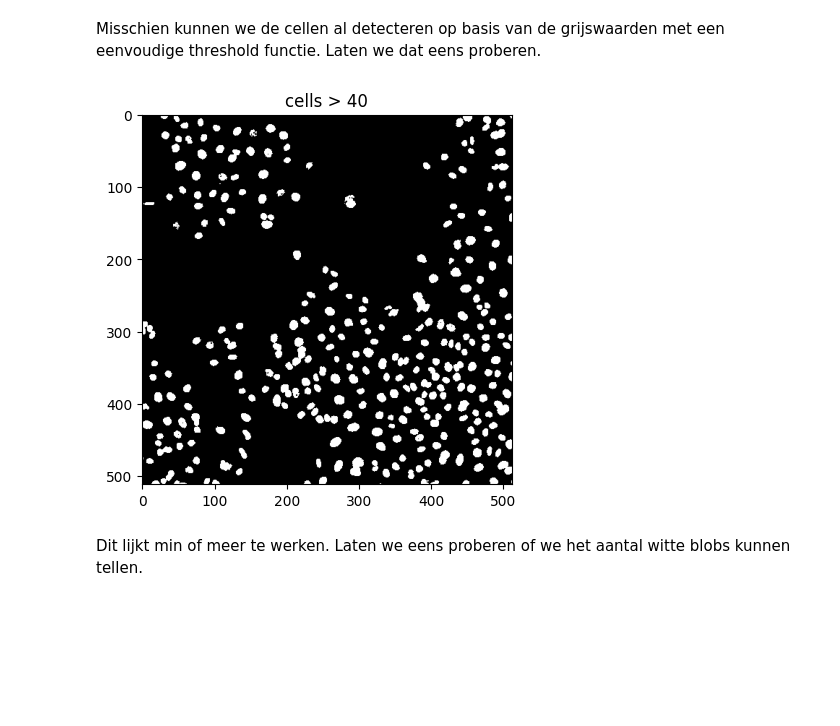
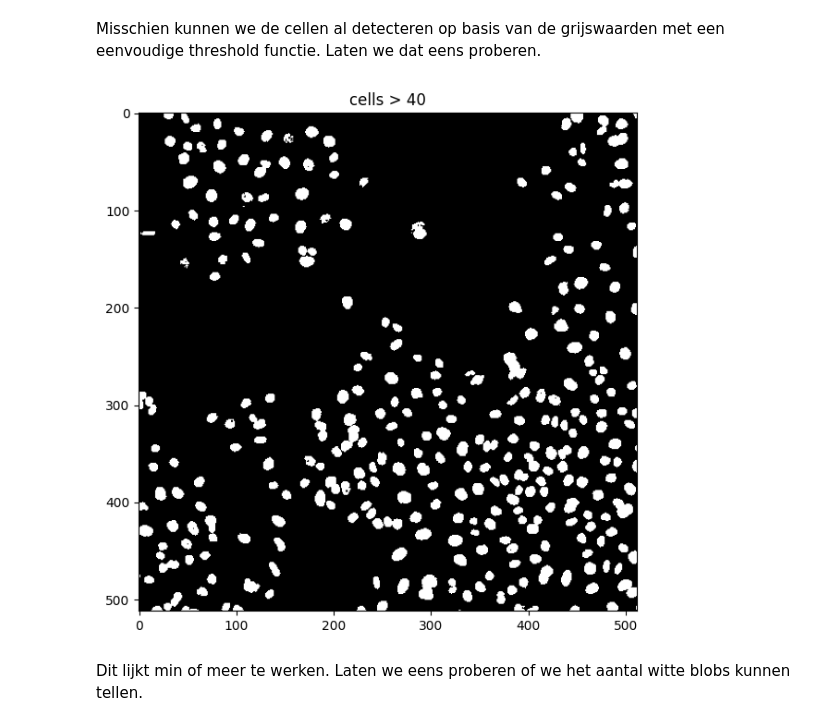
Before and after one commit to roel31415/gistcellen, a Jupyter notebook: gistcellen.ipynb, the cells around one changed output. Drawn from its saved outputs; the diff is of its cells as text; code cells hidden in the pictures; blank space fills up the shorter version.

```diff
--- a/gistcellen.ipynb
+++ b/gistcellen.ipynb
@@ -49,11 +49,12 @@ Als je een paar waarden invult in de code hierboven kan je de verdeling van de g
 Misschien kunnen we de cellen al detecteren op basis van de grijswaarden met een eenvoudige threshold functie. Laten we dat eens proberen.
 # %%
 threshold_value = 40
+plt.figure(figsize=(7,7))
 plt.imshow(image > threshold_value, cmap=plt.cm.gray)
 plt.title('cells > ' + str(threshold_value))
 plt.show()
 # %% [output]
-[figure, old version]
+[figure, new version]
 # %% [markdown]
 Dit lijkt min of meer te werken. Laten we eens proberen of we het aantal witte blobs kunnen tellen.
 # %%
```
Also changed, not shown: parts of 3 cells of this notebook.
